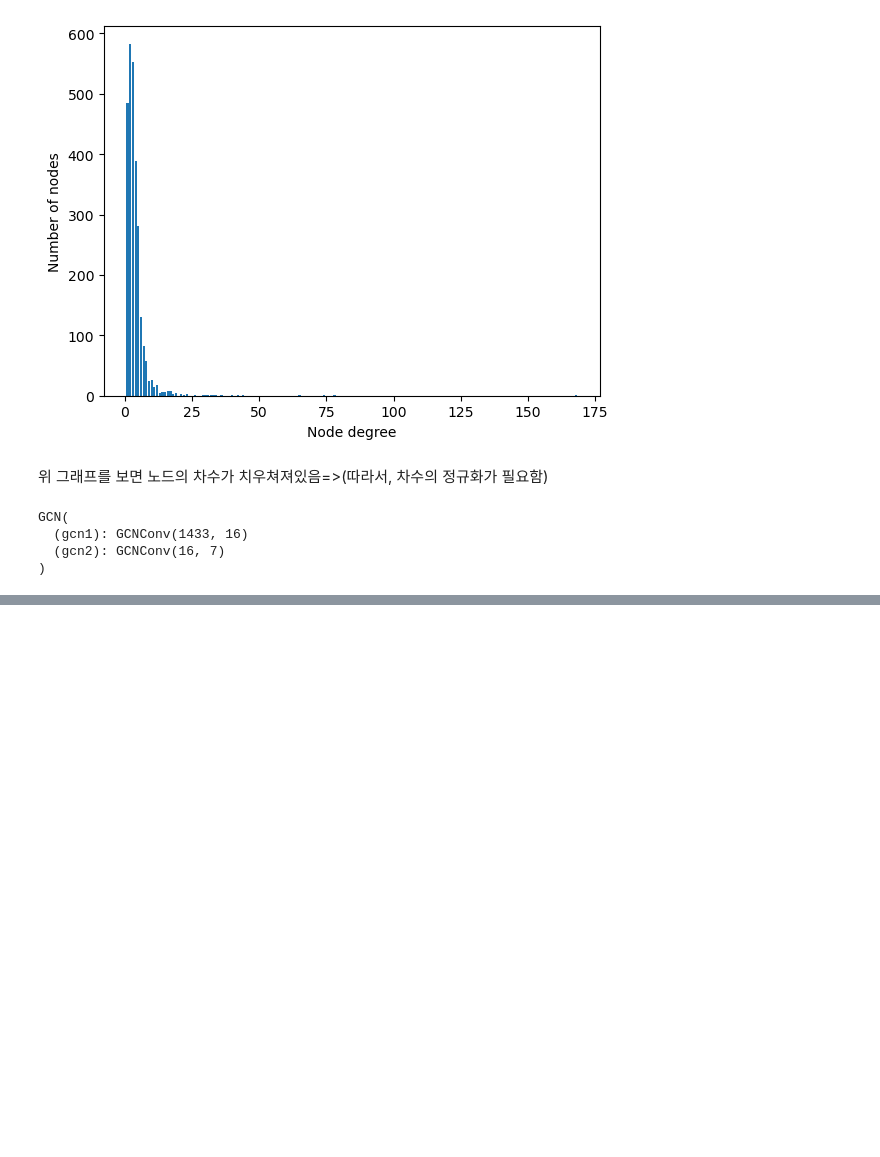
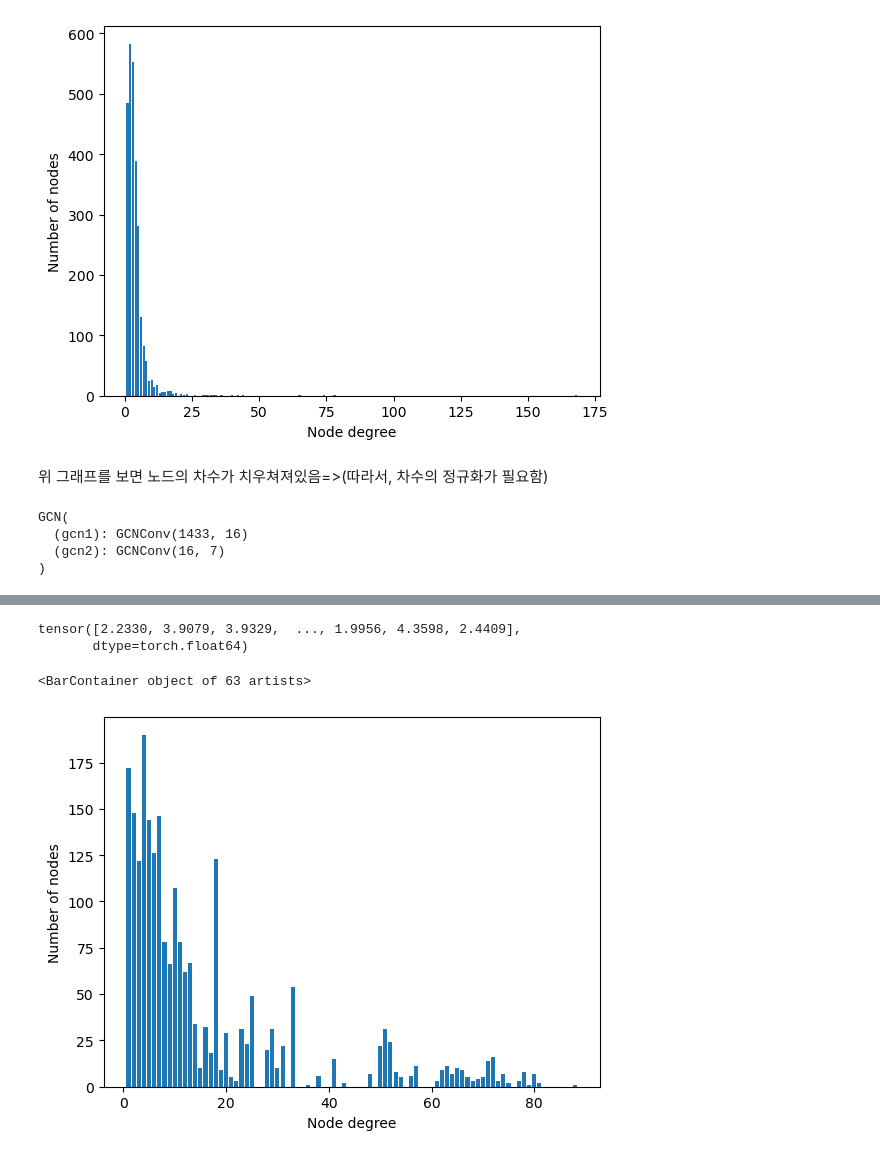
Before and after one commit to mun9yx/Graph-play, a Jupyter notebook: 6_GCN/6_GCN.ipynb, the cells around one changed output, grey strips where cells are left out. Saved outputs shown, nothing was run; the diff lists cells and outputs as text; code cells hidden in the pictures; blank space fills up the shorter version.

```diff
--- a/6_GCN/6_GCN.ipynb
+++ b/6_GCN/6_GCN.ipynb
@@ -88,0 +112,2 @@ Test_acc : 79.20000
+# %%
+df = pd.read_csv('wikipedia/chameleon/musae_chameleon_target.csv')
@@ -88,0 +130,3 @@ Test_acc : 79.20000
+# %%
+values = np.log10(df['target'])
+values
@@ -88,0 +146,17 @@ Test_acc : 79.20000
+# %%
+data.y = torch.tensor(values)
+data.y
+# %% [output]
+tensor([2.2330, 3.9079, 3.9329,  ..., 1.9956, 4.3598, 2.4409],
+       dtype=torch.float64)
+# %%
+degrees = degree(data.edge_index[0]).numpy()
+numbers = Counter(degrees)
+# %%
+fig,ax = plt.subplots()
+ax.set_xlabel('Node degree')
+ax.set_ylabel('Number of nodes')
+plt.bar(numbers.keys(),numbers.values()) #각 차수가 몇개 있는지
+# %% [output]
+<BarContainer object of 63 artists>
+[figure, added]
```
Also changed, not shown: parts of 16 cells of this notebook, 26 other files.
